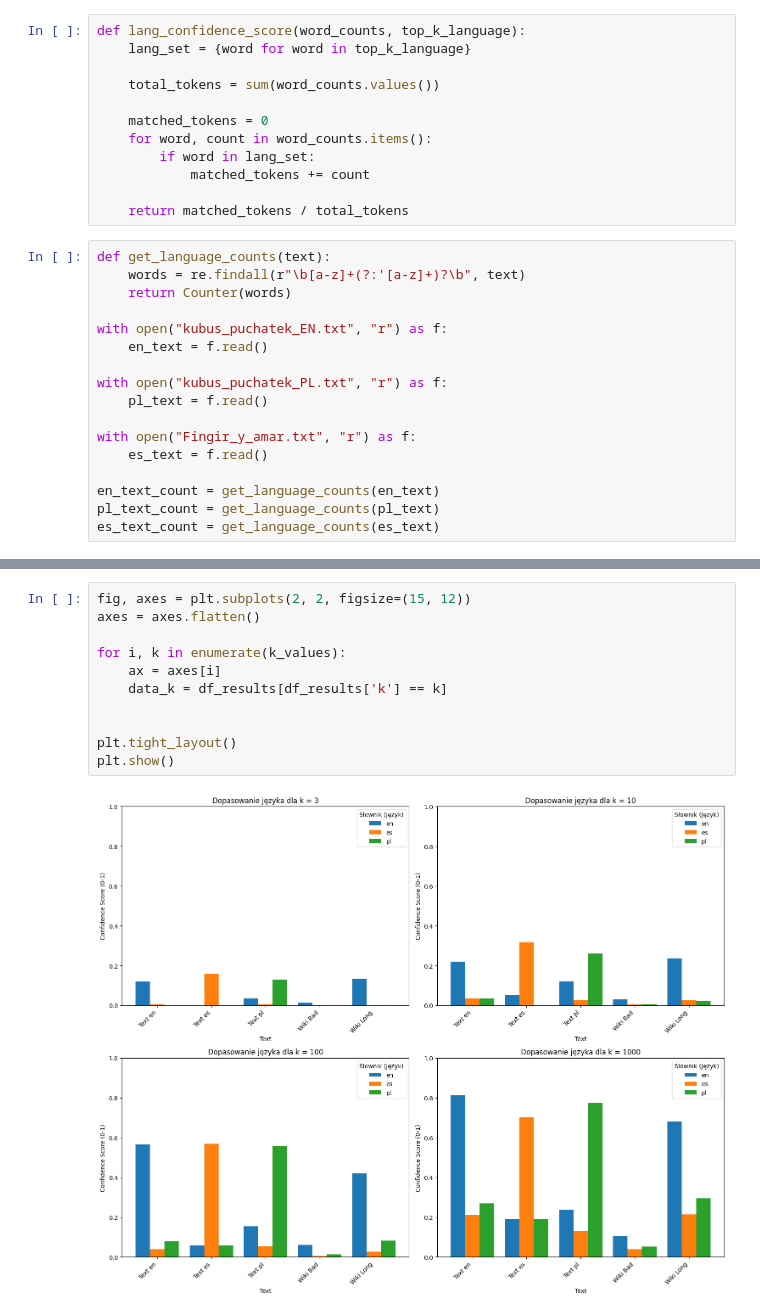
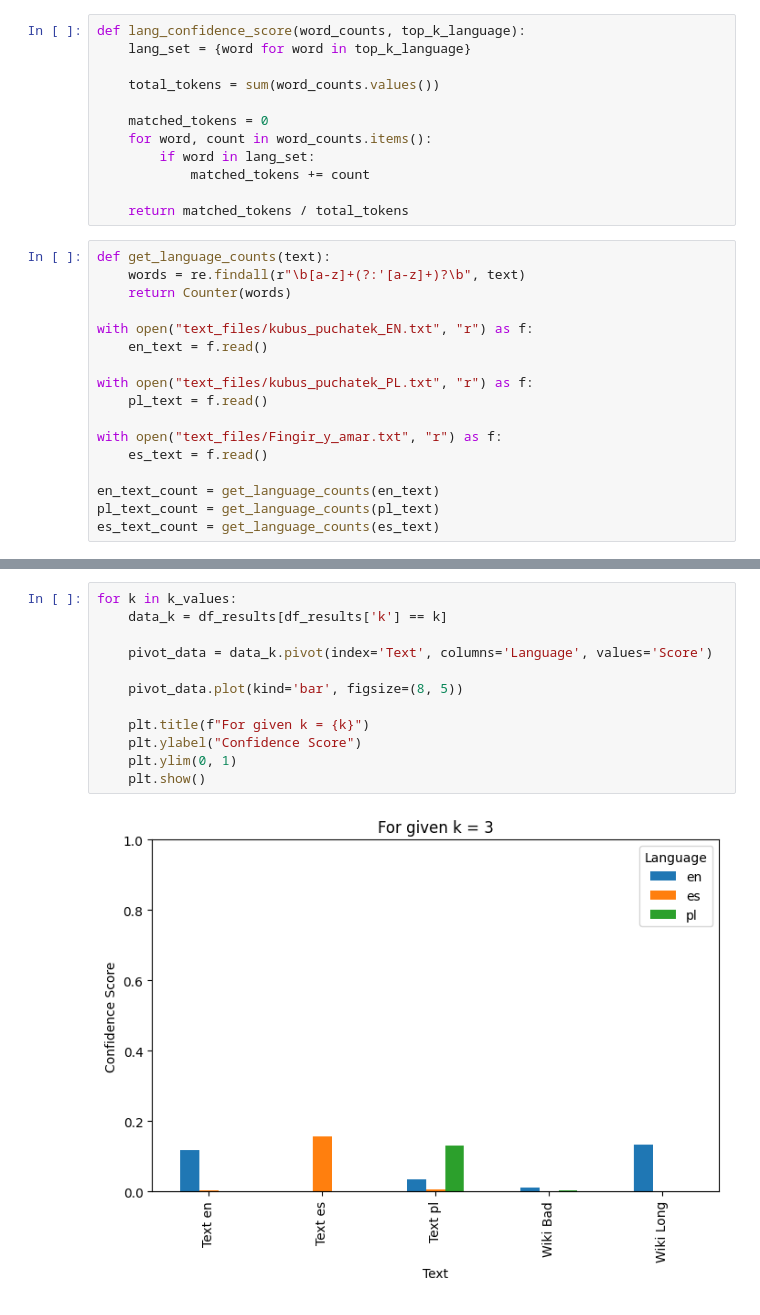
Before and after one commit to TusikNusik/Python-WikiScrapper, a Jupyter notebook: wiki_analysis.ipynb, the cells around one changed output, grey strips where cells are left out. Drawn from its saved outputs; the diff is of its cells as text.

```diff
--- a/wiki_analysis.ipynb
+++ b/wiki_analysis.ipynb
@@ -45,13 +45,13 @@ def get_language_counts(text):
     words = re.findall(r"\b[a-z]+(?:'[a-z]+)?\b", text)
     return Counter(words)
 
-with open("kubus_puchatek_EN.txt", "r") as f:
+with open("text_files/kubus_puchatek_EN.txt", "r") as f:
     en_text = f.read()
 
-with open("kubus_puchatek_PL.txt", "r") as f:
+with open("text_files/kubus_puchatek_PL.txt", "r") as f:
     pl_text = f.read()
 
-with open("Fingir_y_amar.txt", "r") as f:
+with open("text_files/Fingir_y_amar.txt", "r") as f:
     es_text = f.read()
 
 en_text_count = get_language_counts(en_text)
@@ -111,15 +111,16 @@ print(df_results)
 58  1000    Text es       pl  0.190045
 59  1000    Text es       es  0.703167
 # %%
-fig, axes = plt.subplots(2, 2, figsize=(15, 12))
-axes = axes.flatten()
-
-for i, k in enumerate(k_values):
-    ax = axes[i]
+for k in k_values:
     data_k = df_results[df_results['k'] == k]
 
+    pivot_data = data_k.pivot(index='Text', columns='Language', values='Score')
 
-plt.tight_layout()
-plt.show()
+    pivot_data.plot(kind='bar', figsize=(8, 5))
+
+    plt.title(f"For given k = {k}")
+    plt.ylabel("Confidence Score")
+    plt.ylim(0, 1)
+    plt.show()
 # %% [output]
-[figure, old version]
+[figure, new version]
```
Also changed, not shown: parts of 1 cell of this notebook, 4 other files.
